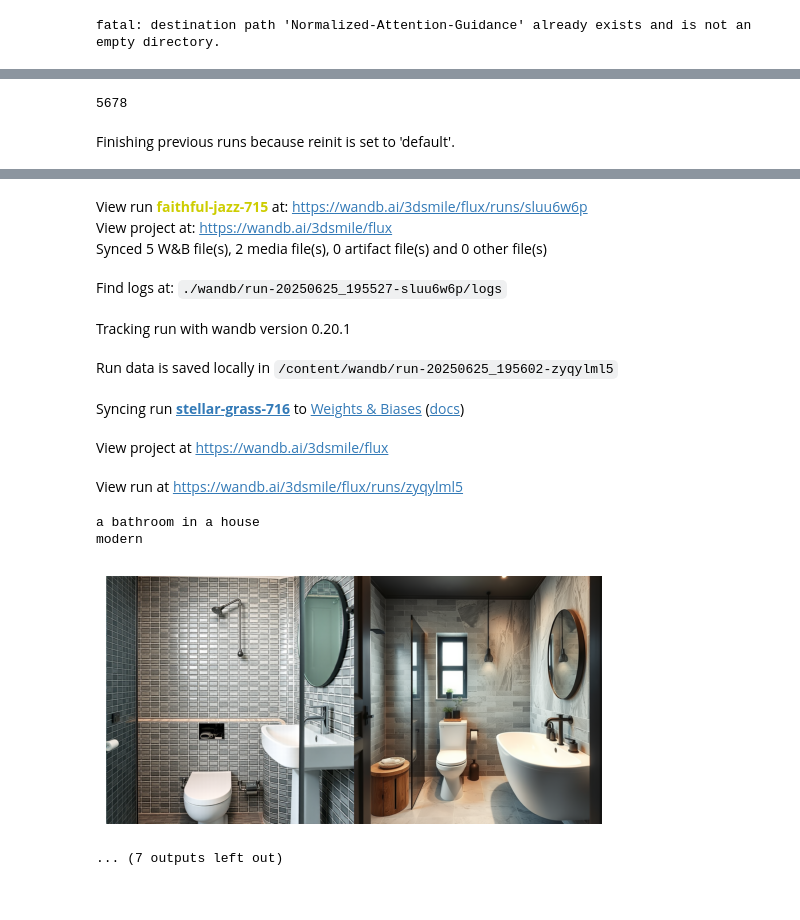
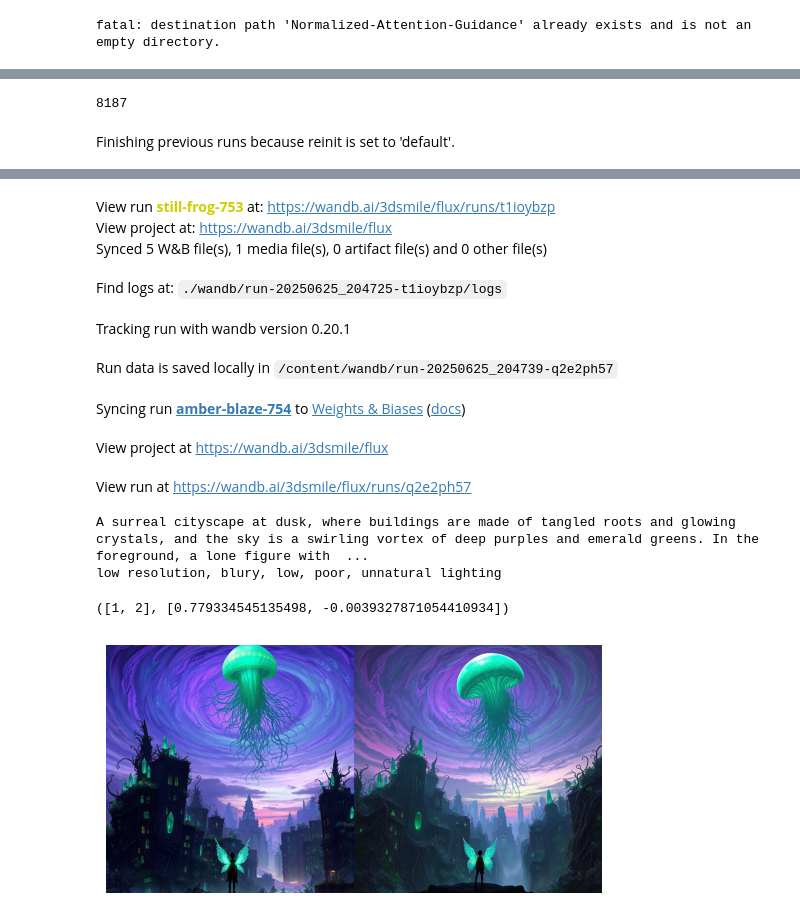
Before and after one commit to weathon/neg, a Jupyter notebook: NAG.ipynb, the cells around one changed output, grey strips where cells are left out. Saved outputs shown, nothing was run; the diff lists cells and outputs as text; code cells hidden in the pictures.

Commit message:
quality working

```diff
--- a/NAG.ipynb
+++ b/NAG.ipynb
@@ -226,8 +225,9 @@ class NAGFluxAttnProcessor2_0:
 
                 # mix with already-negatived instead of positive
                 # hidden_states_guidance = hidden_states * self.nag_scale - hidden_states_regular * (self.nag_scale - 1)
+
                 hidden_states_guidance = hidden_states * self.nag_scale - hidden_state_pure_negative * (self.nag_scale - 1)
-                hidden_states_regular_guidence = hidden_states_regular * 2 - hidden_state_pure_negative * (2 - 1)
+                hidden_states_regular_guidence = hidden_states_regular * 4 - hidden_state_pure_negative * (4 - 1)
 
                 norm_positive = torch.norm(hidden_states_regular, p=1, dim=-1, keepdim=True).expand(*hidden_states_regular.shape)
                 norm_guidance = torch.norm(hidden_states_guidance, p=1, dim=-1, keepdim=True).expand(*hidden_states_regular.shape)
@@ -240,7 +240,7 @@ class NAGFluxAttnProcessor2_0:
 
 
                 # hidden_states = hidden_states_guidance * self.nag_alpha + hidden_states_regular_guidence * (1 - self.nag_alpha)# * 0.7 + hidden_states_regular * (1 - self.nag_alpha) * 0.3
-                hidden_states = hidden_states_guidance * self.nag_alpha + hidden_states_regular_guidence * (1 - self.nag_alpha)
+                hidden_states = hidden_states_guidance * self.nag_alpha + hidden_states_regular * (1 - self.nag_alpha)
 
                 encoder_hidden_states = torch.cat((encoder_hidden_states, encoder_hidden_state_pure_negative), dim=0)
                 # encoder_hidden_states = torch.cat((encoder_hidden_states, encoder_hidden_states_regular), dim=0)
@@ -266,7 +266,7 @@ class NAGFluxAttnProcessor2_0:
                 # scale = torch.nan_to_num(scale, 10)
                 # image_hidden_states_guidance[scale > self.nag_tau] = image_hidden_states_guidance[scale > self.nag_tau] / (norm_guidance[scale > self.nag_tau] + 1e-7) * norm_positive[scale > self.nag_tau] * self.nag_tau
 
-                # image_hidden_states = image_hidden_states_guidance * self.nag_alpha + image_hidden_states * (1 - self.nag_alpha)
+                image_hidden_states = image_hidden_states_guidance * self.nag_alpha + image_hidden_states * (1 - self.nag_alpha)
 
                 hidden_state_pure_negative[:, encoder_hidden_states_length:] = image_hidden_states
                 hidden_states[:, encoder_hidden_states_length:] = image_hidden_states
@@ -508,7 +512,7 @@ import time
 import numpy as np
 import cv2
 import random
-seed = 5678#random.randint(0, 10000)
+seed = random.randint(0, 10000)
 print(seed)
 win = 0
 total = 0
@@ -518,63 +522,63 @@ scores = np.zeros((2, 3))
 
 for i in prompts:
   positive_prompt = i["pos"]
-  # negative_prompt = "low resolution, blury, low, poor, unnatural lighting"
-  negative_prompt = i["neg"]# + "; low resolution, blury, low quality, poor details, unnatural lighting"
+  negative_prompt = "low resolution, blury, low, poor, unnatural lighting"
+  # negative_prompt = i["neg"]# + "; low resolution, blury, low quality, poor details, unnatural lighting"
   NAGFluxPipeline._set_nag_attn_processor = get_set_function(len(pipe.tokenizer(positive_prompt).input_ids), len(pipe.tokenizer(negative_prompt).input_ids))
   print(positive_prompt)
   print(negative_prompt)
   image_ours = pipe(
-      positive_prompt + " high quality, trending",
+      positive_prompt,
       guidance_scale=0.,
       nag_negative_prompt=negative_prompt,
-      nag_scale=5,
+      nag_scale=4,
       generator=torch.Generator(device="cuda").manual_seed(seed),
-      num_inference_steps=5,
+      num_inference_steps=2,
       max_sequence_length=256,
-      nag_tau=5,
-      nag_alpha=0.3
+      nag_tau=2.5,
+      nag_alpha=0.25
   ).images[0]
 
   NAGFluxPipeline._set_nag_attn_processor = _set_nag_attn_processor_vanilla
 
   image_vanilla = pipe(
-      positive_prompt + " high quality, trending",
+      positive_prompt,
       guidance_scale=0.,
       nag_negative_prompt=negative_prompt,
       nag_scale=4,
       generator=torch.Generator(device="cuda").manual_seed(seed),
-      num_inference_steps=5,
+      num_inference_steps=2,
       max_sequence_length=256,
-      nag_tau=5,
-      nag_alpha=1,
+      nag_tau=2.5,
+      nag_alpha=0.25,
   ).images[0]
 
-  # ans = ask_gpt(image_ours, image_vanilla, positive_prompt, negative_prompt).T
+  # ans = ask_gpxt(image_ours, image_vanilla, positive_prompt, negative_prompt).T
   # print(ans)
   # scores += ans
-  # print(reward_model.inference_rank(positive_prompt, [image_ours, image_vanilla]))
+  print(reward_model.inference_rank(positive_prompt, [image_ours, image_vanilla]))
   full = cv2.hconcat([np.array(image_ours), np.array(image_vanilla)])
   wandb.log({"img": wandb.Image(full, caption=f"+:{positive_prompt}\n-:{negative_prompt}")})
   pylab.imshow(full)
   pylab.axis('off')
   pylab.show()
 # %% [output]
-5678
+8187
 Finishing previous runs because reinit is set to 'default'.
 [interactive output not drawn]
-View run faithful-jazz-715 at: https://wandb.ai/3dsmile/flux/runs/sluu6w6p
+View run still-frog-753 at: https://wandb.ai/3dsmile/flux/runs/t1ioybzp
 View project at: https://wandb.ai/3dsmile/flux
-Synced 5 W&B file(s), 2 media file(s), 0 artifact file(s) and 0 other file(s)
+Synced 5 W&B file(s), 1 media file(s), 0 artifact file(s) and 0 other file(s)
-Find logs at: ./wandb/run-20250625_195527-sluu6w6p/logs
+Find logs at: ./wandb/run-20250625_204725-t1ioybzp/logs
 Tracking run with wandb version 0.20.1
-Run data is saved locally in /content/wandb/run-20250625_195602-zyqylml5
+Run data is saved locally in /content/wandb/run-20250625_204739-q2e2ph57
-Syncing run stellar-grass-716 to Weights & Biases (docs)
+Syncing run amber-blaze-754 to Weights & Biases (docs)
 View project at https://wandb.ai/3dsmile/flux
-View run at https://wandb.ai/3dsmile/flux/runs/zyqylml5
+View run at https://wandb.ai/3dsmile/flux/runs/q2e2ph57
-a bathroom in a house
-modern
+A surreal cityscape at dusk, where buildings are made of tangled roots and glowing crystals, and the sky is a swirling vortex of deep purples and emerald greens. In the foreground, a lone figure with  ...
+low resolution, blury, low, poor, unnatural lighting
+([1, 2], [0.779334545135498, -0.0039327871054410934])
-[figure, old version]
+[figure, new version]
-... (7 outputs left out)
 # %%
 ## compare is better score is not objective
 # %%
```
Also changed, not shown: parts of 3 cells of this notebook.
